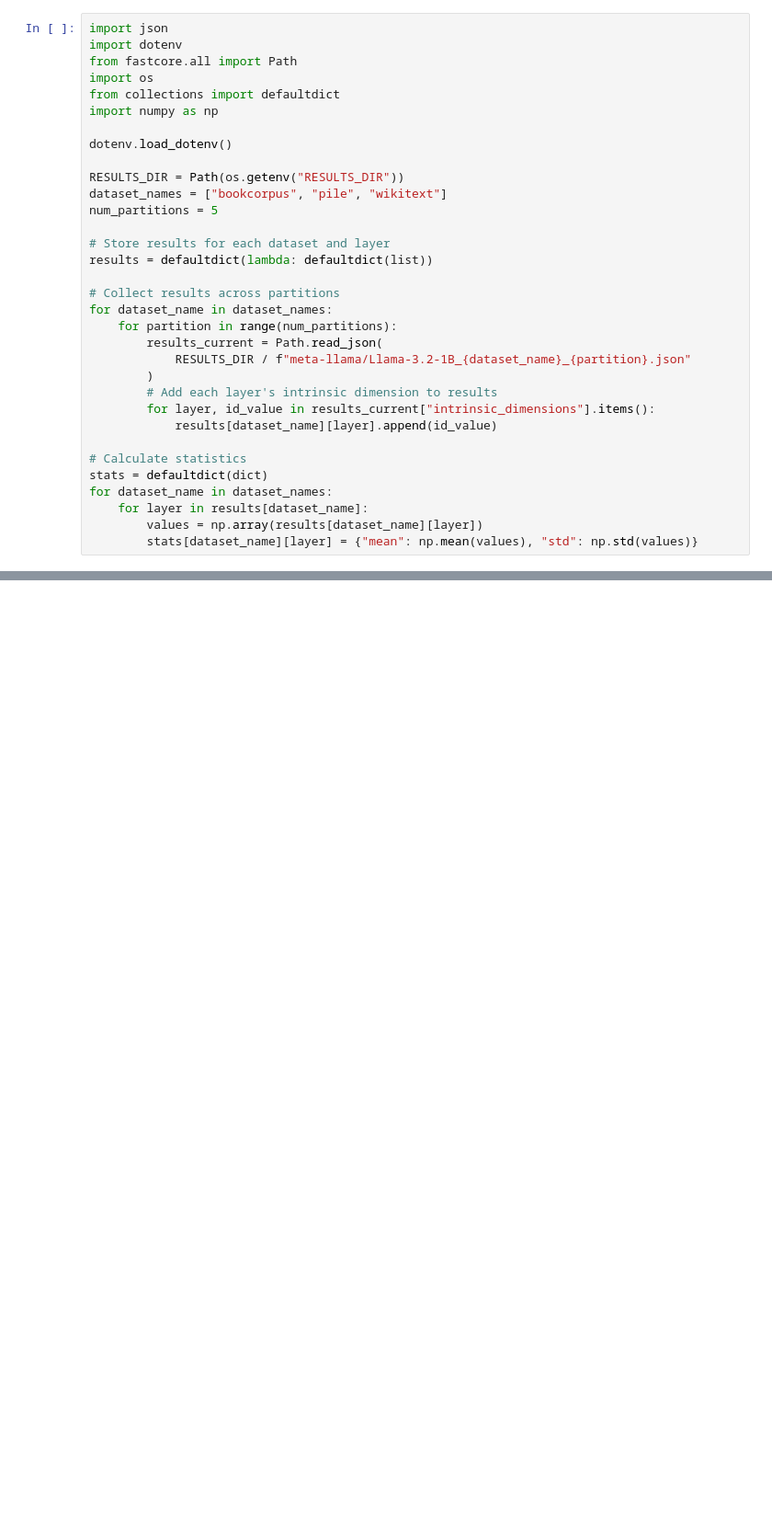
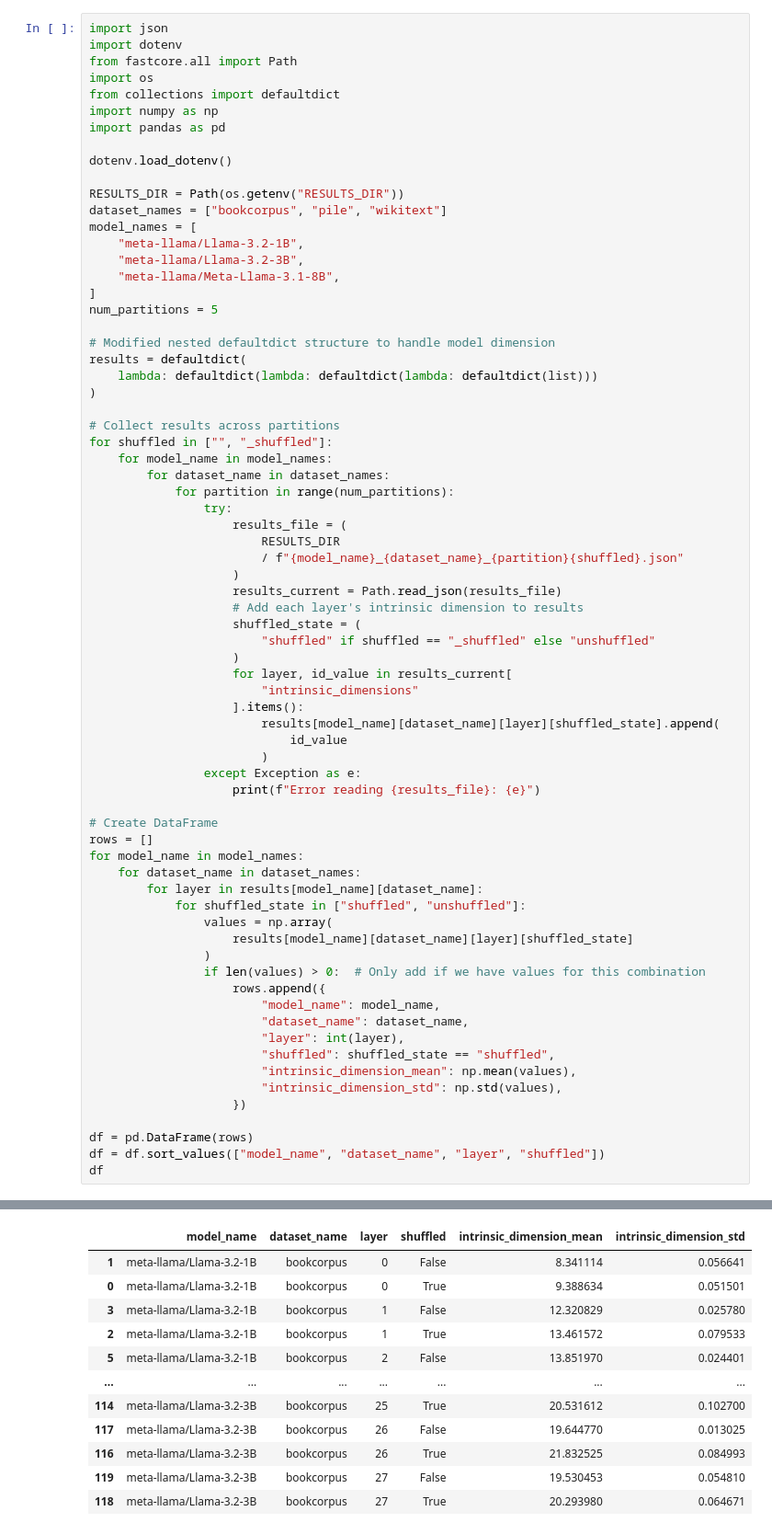
Before and after one commit to loftusa/representations-across-sizes, a Jupyter notebook: experiments/03_01_intrinsic_dimensionality_all.ipynb, the cells around one changed output, grey strips where cells are left out. Shown at 92% size. Cells and saved outputs as stored; diff of their text form; blank space fills up the shorter version.

```diff
--- a/experiments/03_01_intrinsic_dimensionality_all.ipynb
+++ b/experiments/03_01_intrinsic_dimensionality_all.ipynb
@@ -5,29 +5,68 @@ from fastcore.all import Path
 import os
 from collections import defaultdict
 import numpy as np
+import pandas as pd
 
 dotenv.load_dotenv()
 
 RESULTS_DIR = Path(os.getenv("RESULTS_DIR"))
 dataset_names = ["bookcorpus", "pile", "wikitext"]
+model_names = [
+    "meta-llama/Llama-3.2-1B",
+    "meta-llama/Llama-3.2-3B",
+    "meta-llama/Meta-Llama-3.1-8B",
+]
 num_partitions = 5
 
-# Store results for each dataset and layer
-results = defaultdict(lambda: defaultdict(list))
+# Modified nested defaultdict structure to handle model dimension
+results = defaultdict(
+    lambda: defaultdict(lambda: defaultdict(lambda: defaultdict(list)))
+)
 
 # Collect results across partitions
-for dataset_name in dataset_names:
-    for partition in range(num_partitions):
-        results_current = Path.read_json(
-            RESULTS_DIR / f"meta-llama/Llama-3.2-1B_{dataset_name}_{partition}.json"
-        )
-        # Add each layer's intrinsic dimension to results
-        for layer, id_value in results_current["intrinsic_dimensions"].items():
-            results[dataset_name][layer].append(id_value)
+for shuffled in ["", "_shuffled"]:
+    for model_name in model_names:
+        for dataset_name in dataset_names:
+            for partition in range(num_partitions):
+                try:
+                    results_file = (
+                        RESULTS_DIR
+                        / f"{model_name}_{dataset_name}_{partition}{shuffled}.json"
+                    )
+                    results_current = Path.read_json(results_file)
+                    # Add each layer's intrinsic dimension to results
+                    shuffled_state = (
+                        "shuffled" if shuffled == "_shuffled" else "unshuffled"
+                    )
+                    for layer, id_value in results_current[
+                        "intrinsic_dimensions"
+                    ].items():
+                        results[model_name][dataset_name][layer][shuffled_state].append(
+                            id_value
+                        )
+                except Exception as e:
+                    print(f"Error reading {results_file}: {e}")
 
-# Calculate statistics
-stats = defaultdict(dict)
-for dataset_name in dataset_names:
-    for layer in results[dataset_name]:
-        values = np.array(results[dataset_name][layer])
-        stats[dataset_name][layer] = {"mean": np.mean(values), "std": np.std(values)}
+# Create DataFrame
+rows = []
+for model_name in model_names:
+    for dataset_name in dataset_names:
+        for layer in results[model_name][dataset_name]:
+            for shuffled_state in ["shuffled", "unshuffled"]:
+                values = np.array(
+                    results[model_name][dataset_name][layer][shuffled_state]
+                )
+                if len(values) > 0:  # Only add if we have values for this combination
+                    rows.append({
+                        "model_name": model_name,
+                        "dataset_name": dataset_name,
+                        "layer": int(layer),
+                        "shuffled": shuffled_state == "shuffled",
+                        "intrinsic_dimension_mean": np.mean(values),
+                        "intrinsic_dimension_std": np.std(values),
+                    })
+
+df = pd.DataFrame(rows)
+df = df.sort_values(["model_name", "dataset_name", "layer", "shuffled"])
+df
+# %% [output]
@@ -33,0 +90,12 @@ for dataset_name in dataset_names:
+|  | model_name | dataset_name | layer | shuffled | intrinsic_dimension_mean | intrinsic_dimension_std |
+| 1 | meta-llama/Llama-3.2-1B | bookcorpus | 0 | False | 8.341114 | 0.056641 |
+| 0 | meta-llama/Llama-3.2-1B | bookcorpus | 0 | True | 9.388634 | 0.051501 |
+| 3 | meta-llama/Llama-3.2-1B | bookcorpus | 1 | False | 12.320829 | 0.025780 |
+| 2 | meta-llama/Llama-3.2-1B | bookcorpus | 1 | True | 13.461572 | 0.079533 |
+| 5 | meta-llama/Llama-3.2-1B | bookcorpus | 2 | False | 13.851970 | 0.024401 |
+| ... | ... | ... | ... | ... | ... | ... |
+| 114 | meta-llama/Llama-3.2-3B | bookcorpus | 25 | True | 20.531612 | 0.102700 |
+| 117 | meta-llama/Llama-3.2-3B | bookcorpus | 26 | False | 19.644770 | 0.013025 |
+| 116 | meta-llama/Llama-3.2-3B | bookcorpus | 26 | True | 21.832525 | 0.084993 |
+| 119 | meta-llama/Llama-3.2-3B | bookcorpus | 27 | False | 19.530453 | 0.054810 |
+| 118 | meta-llama/Llama-3.2-3B | bookcorpus | 27 | True | 20.293980 | 0.064671 |
```
Also changed, not shown: parts of 10 cells of this notebook, 3 other files.
